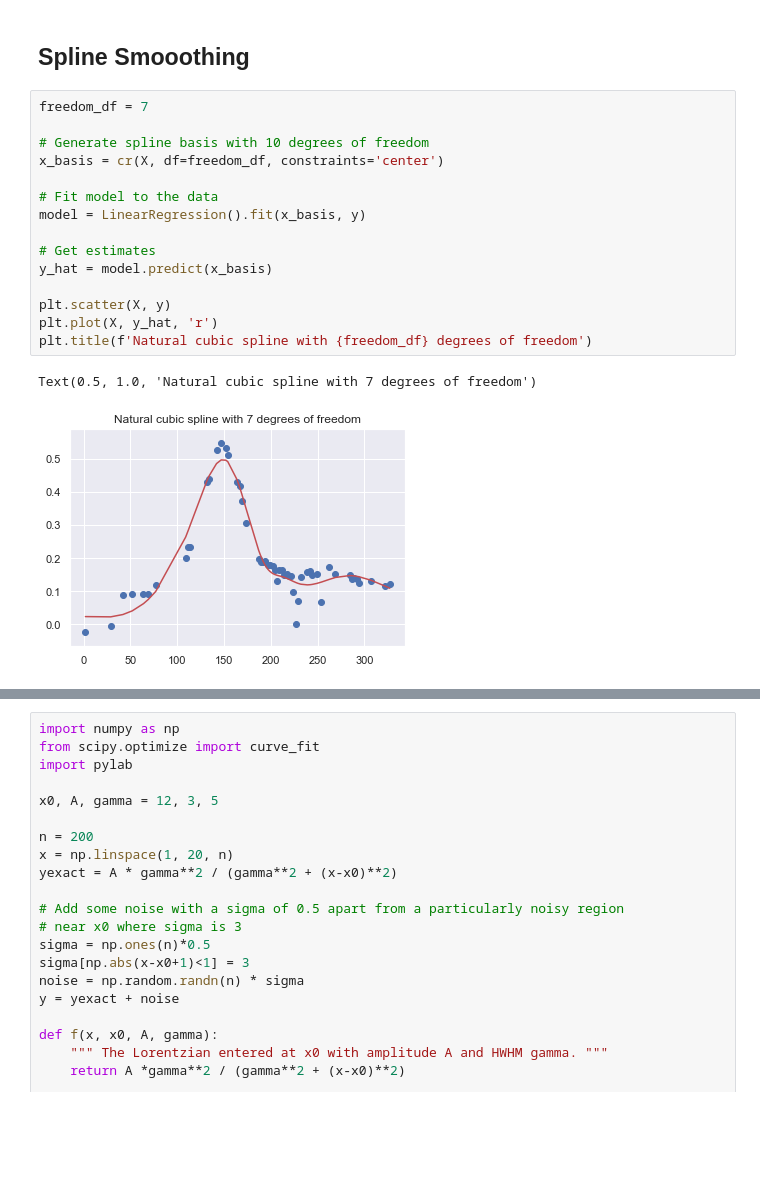
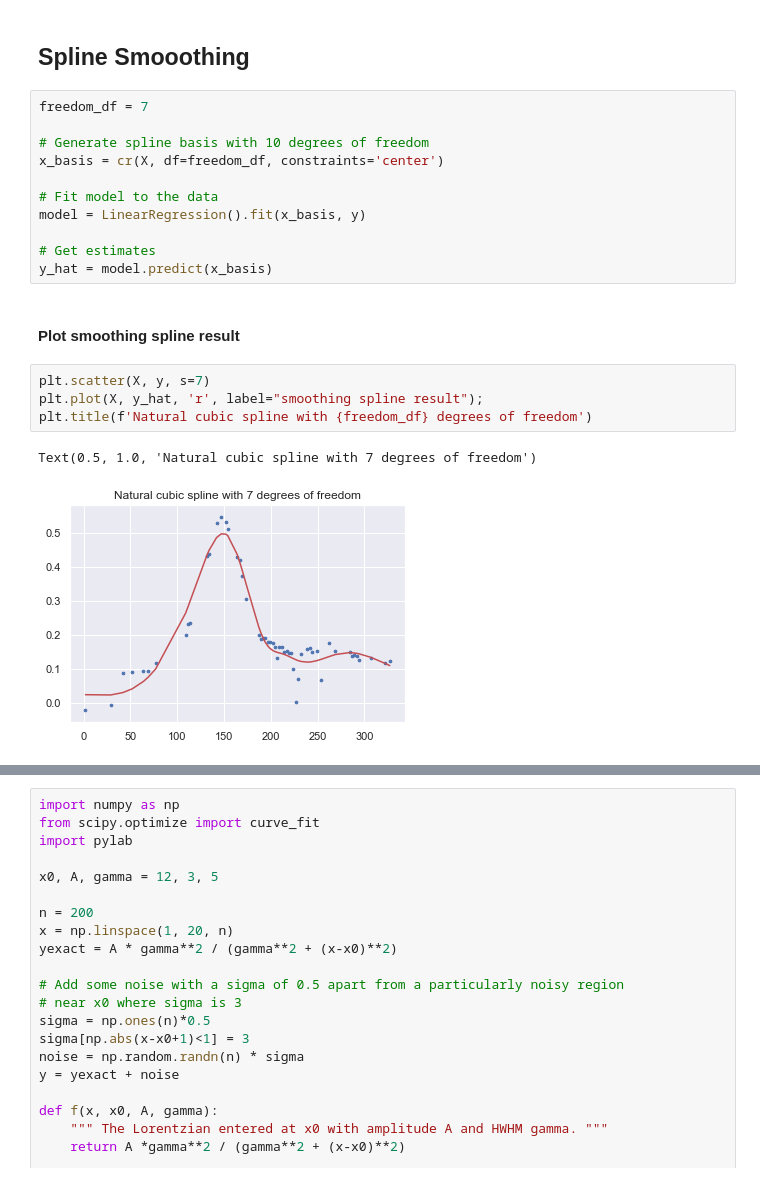
Before and after one commit to sunil21075/Ag, a Jupyter notebook: remote_sensing/python/Local_Jupyter_NoteBooks/0_smoothing.ipynb, the cells around one changed output, grey strips where cells are left out. Saved outputs shown, nothing was run; the diff lists cells and outputs as text; blank space fills up the shorter version.

```diff
--- a/remote_sensing/python/Local_Jupyter_NoteBooks/0_smoothing.ipynb
+++ b/remote_sensing/python/Local_Jupyter_NoteBooks/0_smoothing.ipynb
@@ -275,10 +276,12 @@ model = LinearRegression().fit(x_basis, y)
 
 # Get estimates
 y_hat = model.predict(x_basis)
-
-plt.scatter(X, y)
-plt.plot(X, y_hat, 'r')
-plt.title(f'Natural cubic spline with {freedom_df} degrees of freedom')
-# %% [output]
-Text(0.5, 1.0, 'Natural cubic spline with 7 degrees of freedom')
-[figure, removed]
+# %% [markdown]
+#### Plot smoothing spline result
+# %%
+plt.scatter(X, y, s=7)
+plt.plot(X, y_hat, 'r', label="smoothing spline result");
+plt.title(f'Natural cubic spline with {freedom_df} degrees of freedom')
+# %% [output]
+Text(0.5, 1.0, 'Natural cubic spline with 7 degrees of freedom')
+[figure, added]
```
Also changed, not shown: parts of 8 cells of this notebook, 2 other files.
